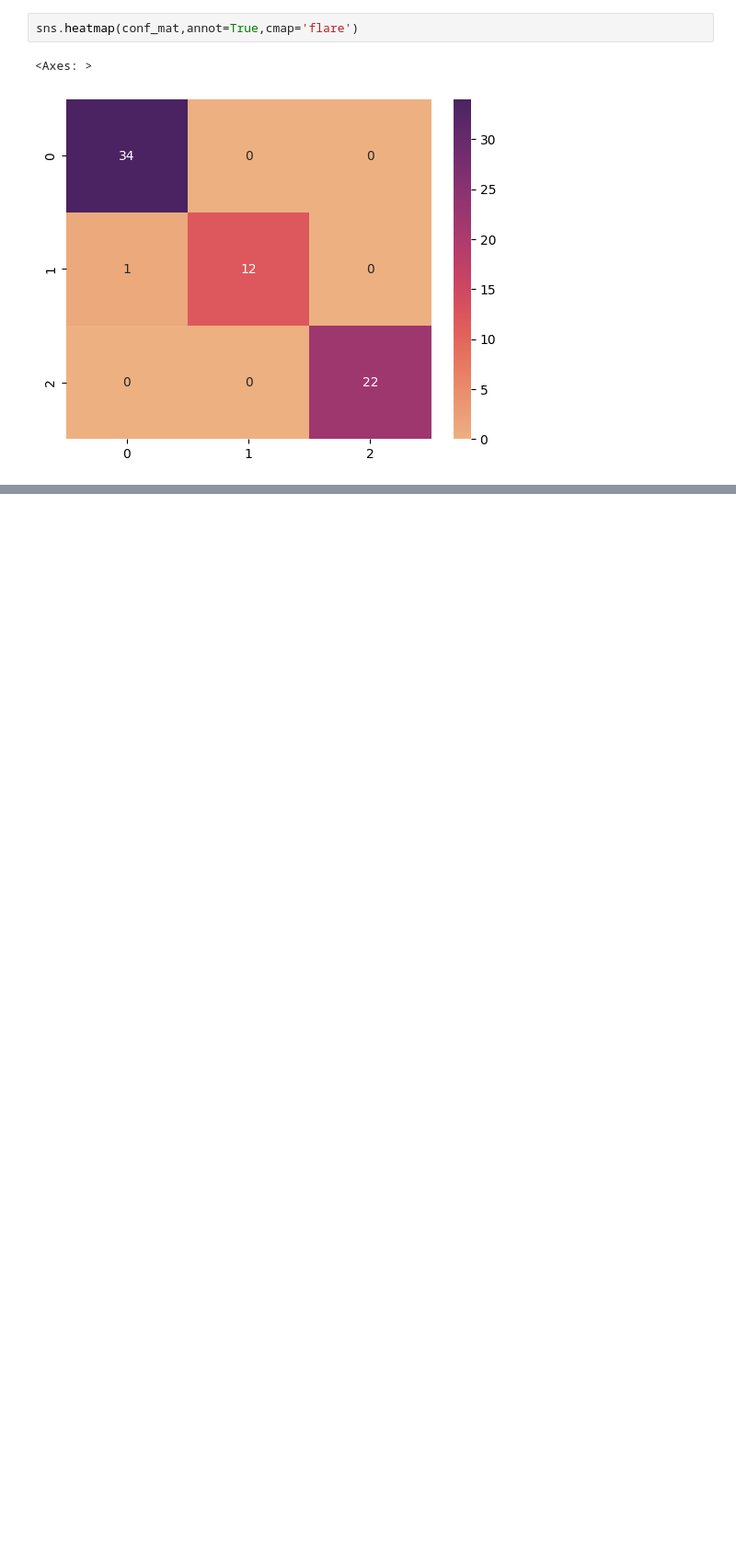
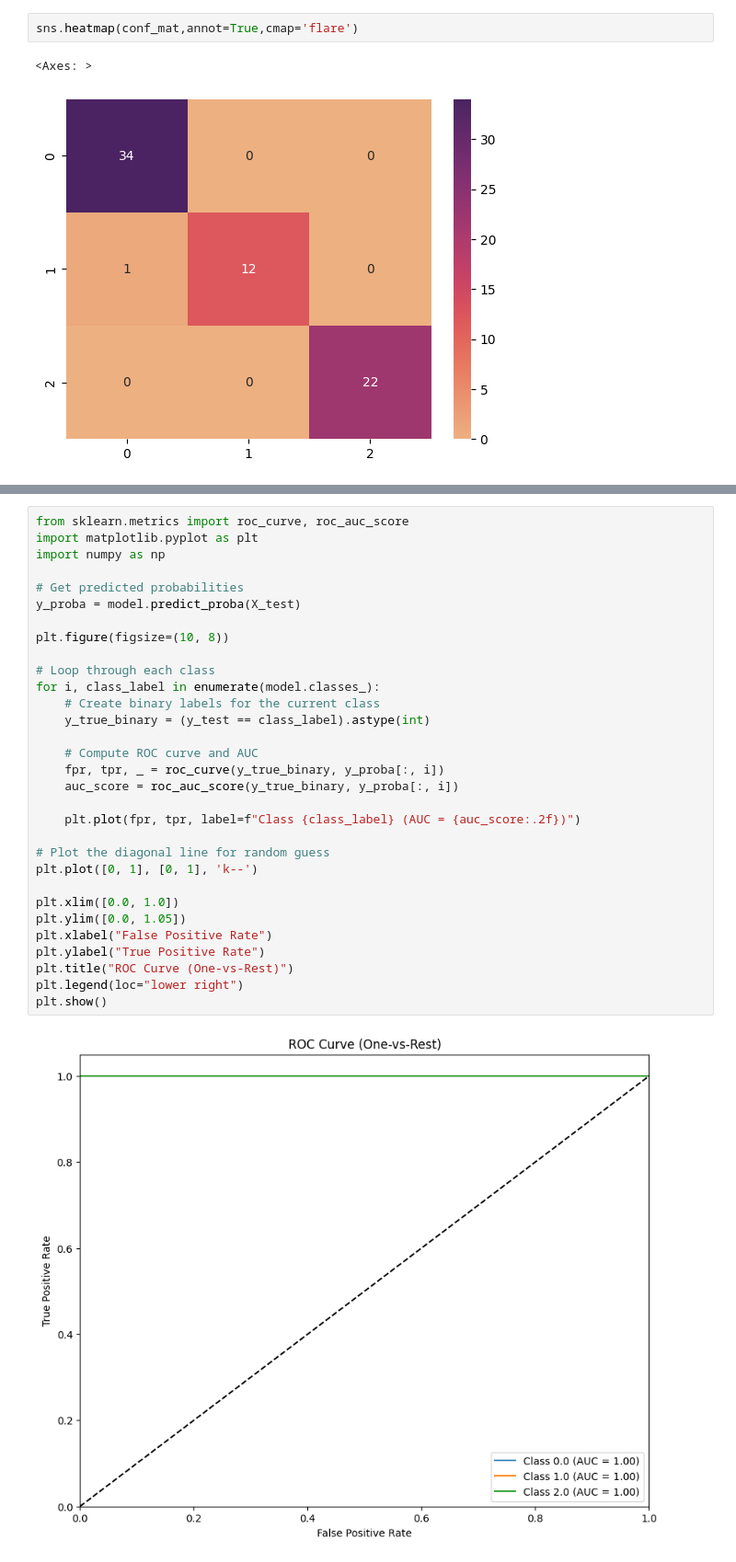
Before and after one commit to Subash-d/ML-Basics, a Jupyter notebook: Penguin_species.ipynb, the cells around one changed output, grey strips where cells are left out. Shown at 92% size. Drawn from its saved outputs; the diff is of its cells as text; blank space fills up the shorter version.

```diff
--- a/Penguin_species.ipynb
+++ b/Penguin_species.ipynb
@@ -129,0 +130,33 @@ plt.show()
+# %%
+from sklearn.metrics import roc_curve, roc_auc_score
+import matplotlib.pyplot as plt
+import numpy as np
+
+# Get predicted probabilities
+y_proba = model.predict_proba(X_test)
+
+plt.figure(figsize=(10, 8))
+
+# Loop through each class
+for i, class_label in enumerate(model.classes_):
+    # Create binary labels for the current class
+    y_true_binary = (y_test == class_label).astype(int)
+
+    # Compute ROC curve and AUC
+    fpr, tpr, _ = roc_curve(y_true_binary, y_proba[:, i])
+    auc_score = roc_auc_score(y_true_binary, y_proba[:, i])
+
+    plt.plot(fpr, tpr, label=f"Class {class_label} (AUC = {auc_score:.2f})")
+
+# Plot the diagonal line for random guess
+plt.plot([0, 1], [0, 1], 'k--')
+
+plt.xlim([0.0, 1.0])
+plt.ylim([0.0, 1.05])
+plt.xlabel("False Positive Rate")
+plt.ylabel("True Positive Rate")
+plt.title("ROC Curve (One-vs-Rest)")
+plt.legend(loc="lower right")
+plt.show()
+# %% [output]
+[figure, added]
```
Also changed, not shown: parts of 2 cells of this notebook.
